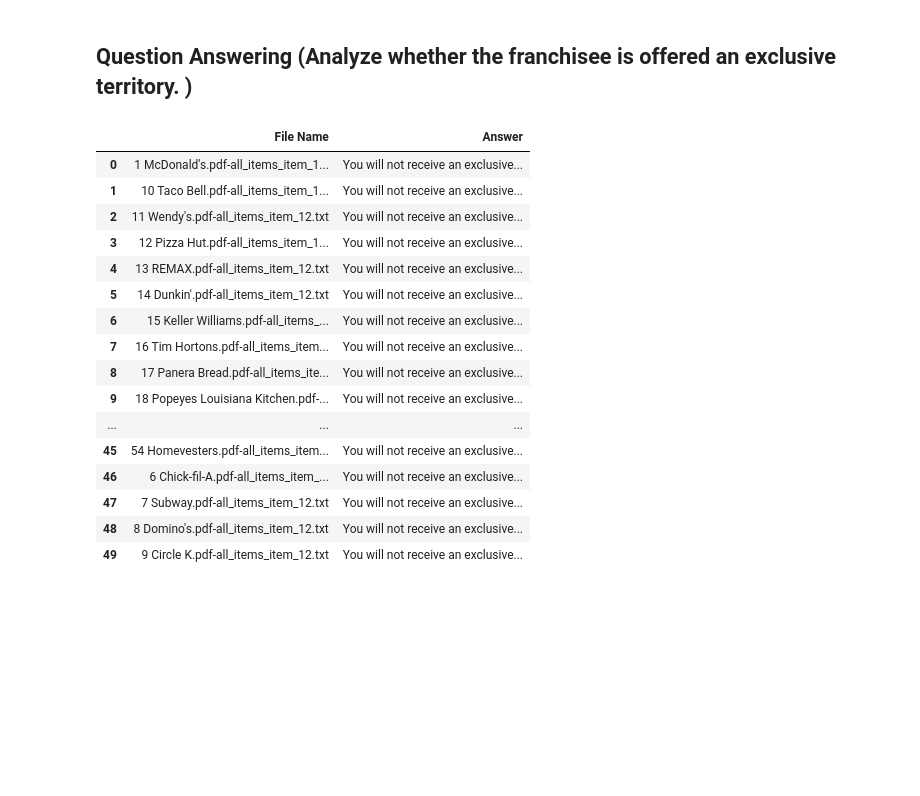
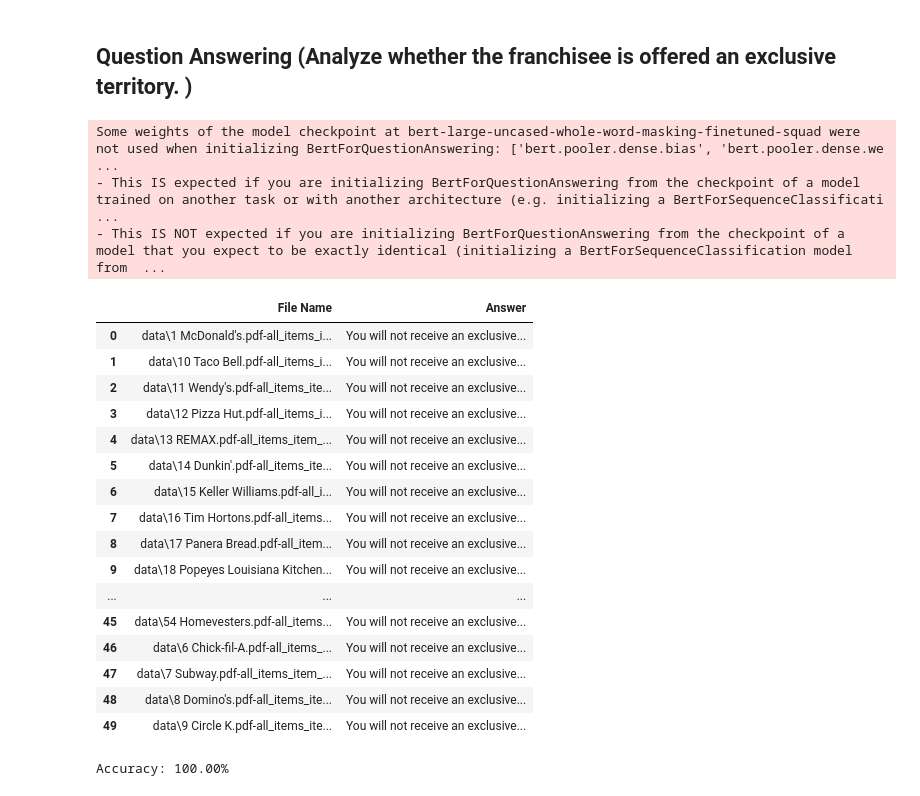
Before and after one commit to ChaseKoronkowski/MSA-8600, a Jupyter notebook: Midterm/script/MidtermProject_MSA8600_March3.ipynb, the cells around one changed output. Drawn from its saved outputs; the diff is of its cells as text; code cells hidden in the pictures; blank space fills up the shorter version.

```diff
--- a/Midterm/script/MidtermProject_MSA8600_March3.ipynb
+++ b/Midterm/script/MidtermProject_MSA8600_March3.ipynb
@@ -368,7 +368,6 @@ model = BertForQuestionAnswering.from_pretrained('bert-large-uncased-whole-word-
 
 question = "Does the franchisee have an exclusive territory?"
 
-# Function to get the answer from the context and question
 def answer_question(question, context):
     inputs = tokenizer(question, context, return_tensors='pt', max_length=512, truncation='only_second')
 
@@ -388,49 +387,75 @@ def answer_question(question, context):
 
     if 'no' in answer or 'not' in answer or answer is None or 'not granted' in context_lower or 'not receive an exclusive territory' in context_lower:
         return "You will not receive an exclusive territory"
-    elif 'granted' in answer or ('granted' in context_lower):
+    elif 'granted' in answer or 'receive' in answer or 'granted an exclusive territory' in context_lower:
         return "You will receive an exclusive territory"
-    else:
-        return "You will not receive an exclusive territory"
+
 
 # Load the text files
 file_path = '../data/*.txt'
 all_files = glob.glob(file_path)
 
 data = []
 file_names = []
 
 for file in all_files:
     with open(file, 'r', encoding='utf-8') as f:
         content = f.read()
         data.append(content)
         file_names.append(file.split('/')[-1])
 
 combined_df = pd.DataFrame(data, index=file_names, columns=['Text'])
 
 answers = [answer_question(question, doc) for doc in combined_df['Text']]
 
 results_df = pd.DataFrame({
     'File Name': combined_df.index,
     'Answer': answers
 })
 
 results_df
 # %% [output]
+Some weights of the model checkpoint at bert-large-uncased-whole-word-masking-finetuned-squad were not used when initializing BertForQuestionAnswering: ['bert.pooler.dense.bias', 'bert.pooler.dense.we ...
+- This IS expected if you are initializing BertForQuestionAnswering from the checkpoint of a model trained on another task or with another architecture (e.g. initializing a BertForSequenceClassificati ...
+- This IS NOT expected if you are initializing BertForQuestionAnswering from the checkpoint of a model that you expect to be exactly identical (initializing a BertForSequenceClassification model from  ...
 |  | File Name | Answer |
-| 0 | 1 McDonald's.pdf-all_items_item_1... | You will not receive an exclusive... |
-| 1 | 10 Taco Bell.pdf-all_items_item_1... | You will not receive an exclusive... |
-| 2 | 11 Wendy's.pdf-all_items_item_12.txt | You will not receive an exclusive... |
-| 3 | 12 Pizza Hut.pdf-all_items_item_1... | You will not receive an exclusive... |
-| 4 | 13 REMAX.pdf-all_items_item_12.txt | You will not receive an exclusive... |
-| 5 | 14 Dunkin'.pdf-all_items_item_12.txt | You will not receive an exclusive... |
-| 6 | 15 Keller Williams.pdf-all_items_... | You will not receive an exclusive... |
-| 7 | 16 Tim Hortons.pdf-all_items_item... | You will not receive an exclusive... |
-| 8 | 17 Panera Bread.pdf-all_items_ite... | You will not receive an exclusive... |
-| 9 | 18 Popeyes Louisiana Kitchen.pdf-... | You will not receive an exclusive... |
+| 0 | data\1 McDonald's.pdf-all_items_i... | You will not receive an exclusive... |
+| 1 | data\10 Taco Bell.pdf-all_items_i... | You will not receive an exclusive... |
+| 2 | data\11 Wendy's.pdf-all_items_ite... | You will not receive an exclusive... |
+| 3 | data\12 Pizza Hut.pdf-all_items_i... | You will not receive an exclusive... |
+| 4 | data\13 REMAX.pdf-all_items_item_... | You will not receive an exclusive... |
+| 5 | data\14 Dunkin'.pdf-all_items_ite... | You will not receive an exclusive... |
+| 6 | data\15 Keller Williams.pdf-all_i... | You will not receive an exclusive... |
+| 7 | data\16 Tim Hortons.pdf-all_items... | You will not receive an exclusive... |
+| 8 | data\17 Panera Bread.pdf-all_item... | You will not receive an exclusive... |
+| 9 | data\18 Popeyes Louisiana Kitchen... | You will not receive an exclusive... |
 | ... | ... | ... |
-| 45 | 54 Homevesters.pdf-all_items_item... | You will not receive an exclusive... |
-| 46 | 6 Chick-fil-A.pdf-all_items_item_... | You will not receive an exclusive... |
-| 47 | 7 Subway.pdf-all_items_item_12.txt | You will not receive an exclusive... |
-| 48 | 8 Domino's.pdf-all_items_item_12.txt | You will not receive an exclusive... |
-| 49 | 9 Circle K.pdf-all_items_item_12.txt | You will not receive an exclusive... |
+| 45 | data\54 Homevesters.pdf-all_items... | You will not receive an exclusive... |
+| 46 | data\6 Chick-fil-A.pdf-all_items_... | You will not receive an exclusive... |
+| 47 | data\7 Subway.pdf-all_items_item_... | You will not receive an exclusive... |
+| 48 | data\8 Domino's.pdf-all_items_ite... | You will not receive an exclusive... |
+| 49 | data\9 Circle K.pdf-all_items_ite... | You will not receive an exclusive... |
+# %%
+import pandas as pd
+import numpy as np
+
+answers_file_path = "../data/Item 12_Answers.csv"
+answers_df = pd.read_csv(answers_file_path)
+
+combined_df = results_df
+combined_df["File Name"] = combined_df["File Name"].str.replace(r"^data\\", "", regex=True)
+
+for index, row in combined_df.iterrows():
+    if row['Answer'] == 'You will not receive an exclusive territory':
+        combined_df.at[index, 'Result'] = 'No'
+    elif row['Answer'] == 'You will receive an exclusive territory':
+        combined_df.at[index, 'Result'] = 'Yes'
+
+merged_df = combined_df.merge(answers_df, on="File Name", how="inner")
+
+# Checking accuracy between "Result" and "Original Decision"
+accuracy = (merged_df["Result"] == merged_df["Original Decision"]).mean()
+
+print(f"Accuracy: {accuracy:.2%}")
+# %% [output]
+Accuracy: 100.00%
```
Also changed, not shown: parts of 4 cells of this notebook, 2 other files.
